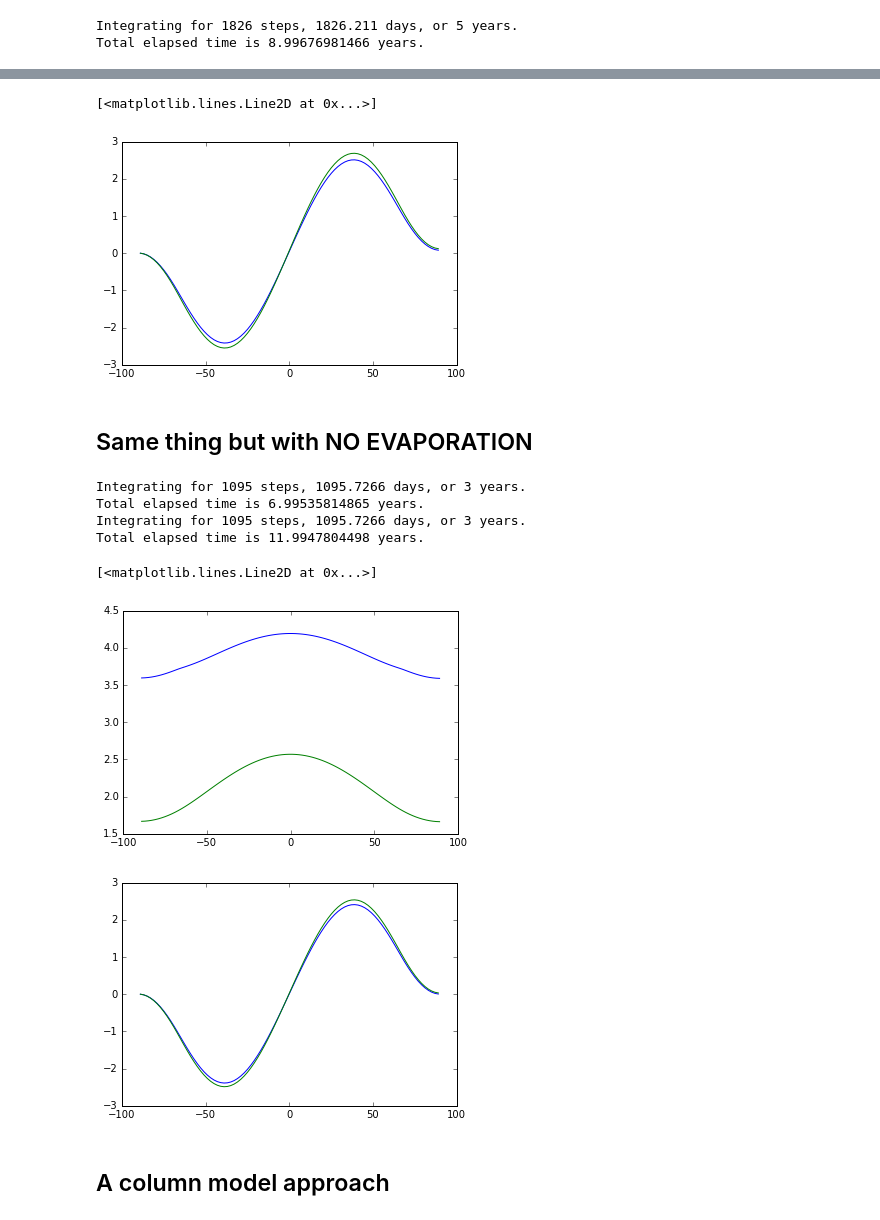
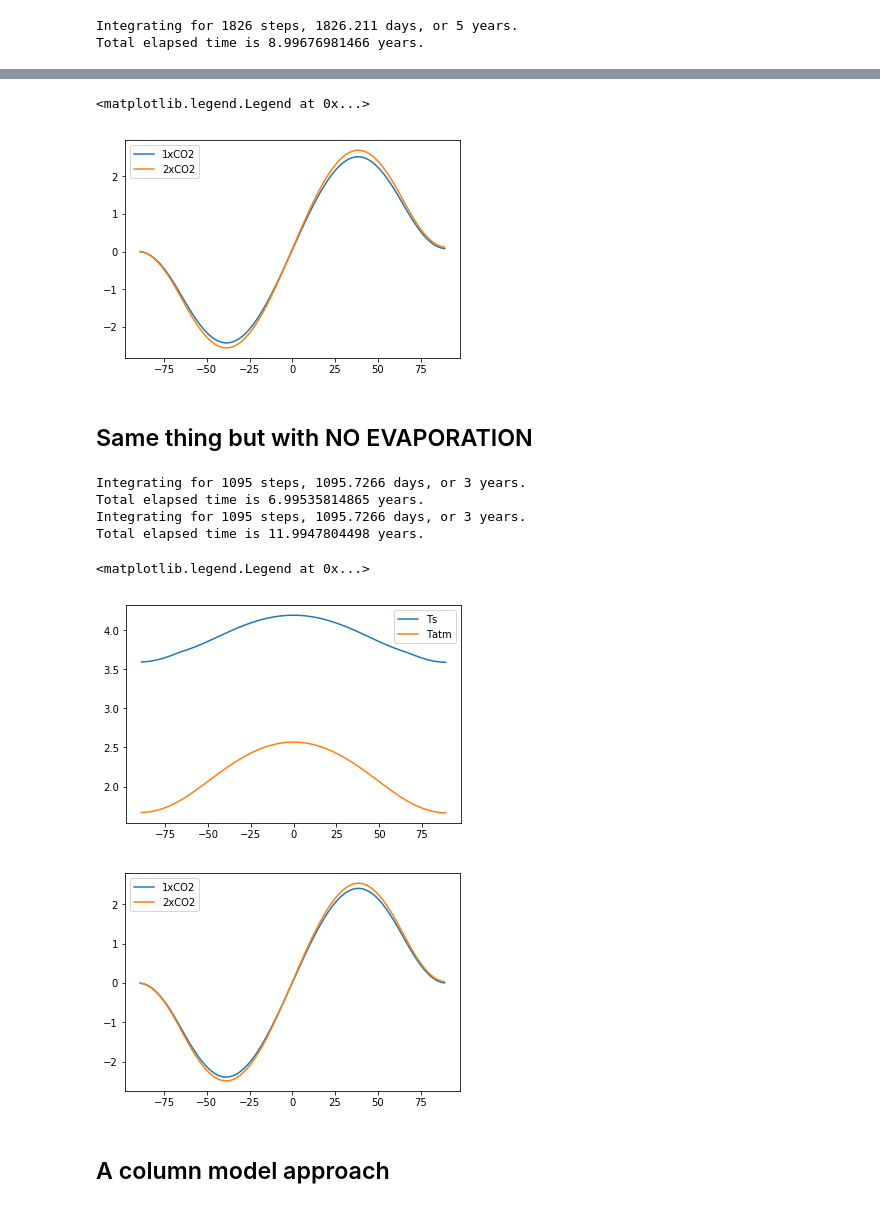
Before and after one commit to climlab/climlab, a Jupyter notebook: courseware/PolarAmplification.ipynb, the cells around one changed output, grey strips where cells are left out. Saved outputs shown, nothing was run; the diff lists cells and outputs as text; code cells hidden in the pictures.

```diff
--- a/courseware/PolarAmplification.ipynb
+++ b/courseware/PolarAmplification.ipynb
@@ -10,7 +10,7 @@ from climlab import constants as const
 ##  EBM with surface and atm layers
 # %%
 ebm = climlab.GreyRadiationModel(num_lev=1, num_lat=90)
-insolation = climlab.radiation.insolation.AnnualMeanInsolation(domains=ebm.Ts.domain)
+insolation = climlab.radiation.AnnualMeanInsolation(domains=ebm.Ts.domain)
 ebm.add_subprocess('insolation', insolation)
 ebm.subprocess.SW.flux_from_space = ebm.subprocess.insolation.insolation
 print ebm
@@ -27,13 +27,12 @@ top: <class 'climlab.model.column.GreyRadiationModel'>
 # %%
 #  add a fixed relative humidity process
 #  (will only affect surface evaporation)
-h2o = climlab.radiation.water_vapor.FixedRelativeHumidity(state=ebm.state, **ebm.param)
+h2o = climlab.radiation.ManabeWaterVapor(state=ebm.state, **ebm.param)
 ebm.add_subprocess('H2O', h2o)
 # %%
 #  Add surface heat fluxes
-from climlab.surface.turbulent import SensibleHeatFlux, LatentHeatFlux
-shf = SensibleHeatFlux(state=ebm.state, Cd=3E-4)
-lhf = LatentHeatFlux(state=ebm.state, Cd=3E-4)
+shf = climlab.surface.SensibleHeatFlux(state=ebm.state, Cd=3E-4)
+lhf = climlab.surface.LatentHeatFlux(state=ebm.state, Cd=3E-4)
 # couple water vapor to latent heat flux process
 lhf.q = h2o.q
 ebm.add_subprocess('SHF', shf)
@@ -72,7 +71,7 @@ diffebm = climlab.process_like(ebm)
 D = 0.6
 # meridional diffusivity in 1/s
 K = D / diffebm.Tatm.domain.heat_capacity
-d = climlab.dynamics.diffusion.MeridionalDiffusion(K=K, state={'Tatm': diffebm.state['Tatm']}, **diffebm.param)
+d = climlab.dynamics.MeridionalDiffusion(K=K, state={'Tatm': diffebm.Tatm}, **diffebm.param)
 diffebm.add_subprocess('diffusion', d)
 print diffebm
 # %% [output]
@@ -137,38 +137,41 @@ plt.plot(diffebm.lat, co2diffebm.Tatm - diffebm.Tatm)
 # %%
 Rtoa = np.squeeze(diffebm.timeave['ASR'] - diffebm.timeave['OLR'])
 Rtoa_co2 = np.squeeze(co2diffebm.timeave['ASR'] - co2diffebm.timeave['OLR'])
-plt.plot(diffebm.lat, inferred_heat_transport(Rtoa, diffebm.lat))
-plt.plot(diffebm.lat, inferred_heat_transport(Rtoa_co2, diffebm.lat))
+plt.plot(diffebm.lat, inferred_heat_transport(Rtoa, diffebm.lat), label='1xCO2')
+plt.plot(diffebm.lat, inferred_heat_transport(Rtoa_co2, diffebm.lat), label='2xCO2')
+plt.legend()
 # %% [output]
-[<matplotlib.lines.Line2D at 0x...>]
+<matplotlib.legend.Legend at 0x...>
-[figure, old version]
+[figure, new version]
 # %% [markdown]
 ## Same thing but with NO EVAPORATION
 # %%
 diffebm2 = climlab.process_like(diffebm)
 diffebm2.remove_subprocess('LHF')
 diffebm2.integrate_years(3)
 co2diffebm2 = climlab.process_like(co2diffebm)
 co2diffebm2.remove_subprocess('LHF')
 co2diffebm2.integrate_years(3)
 #  With transport and no evaporation...
 #  No polar amplification, either of surface or air temperature!
-plt.plot(diffebm2.lat, co2diffebm2.Ts - diffebm2.Ts)
-plt.plot(diffebm2.lat, co2diffebm2.Tatm[:,0] - diffebm2.Tatm[:,0])
+plt.plot(diffebm2.lat, co2diffebm2.Ts - diffebm2.Ts, label='Ts')
+plt.plot(diffebm2.lat, co2diffebm2.Tatm[:,0] - diffebm2.Tatm[:,0], label='Tatm')
+plt.legend()
 plt.figure()
 #  And in this case, the lack of polar amplification is DESPITE an increase in the poleward heat transport.
 Rtoa = np.squeeze(diffebm2.timeave['ASR'] - diffebm2.timeave['OLR'])
 Rtoa_co2 = np.squeeze(co2diffebm2.timeave['ASR'] - co2diffebm2.timeave['OLR'])
-plt.plot(diffebm2.lat, inferred_heat_transport(Rtoa, diffebm2.lat))
-plt.plot(diffebm2.lat, inferred_heat_transport(Rtoa_co2, diffebm2.lat))
+plt.plot(diffebm2.lat, inferred_heat_transport(Rtoa, diffebm2.lat), label='1xCO2')
+plt.plot(diffebm2.lat, inferred_heat_transport(Rtoa_co2, diffebm2.lat), label='2xCO2')
+plt.legend()
 # %% [output]
 Integrating for 1095 steps, 1095.7266 days, or 3 years.
 Total elapsed time is 6.99535814865 years.
 Integrating for 1095 steps, 1095.7266 days, or 3 years.
 Total elapsed time is 11.9947804498 years.
-[<matplotlib.lines.Line2D at 0x...>]
+<matplotlib.legend.Legend at 0x...>
-[figure, old version]
+[figure, new version]
-[figure, old version]
+[figure, new version]
 # %% [markdown]
 ## A column model approach
 # %%
```
Also changed, not shown: parts of 34 cells of this notebook, 3 other files.
